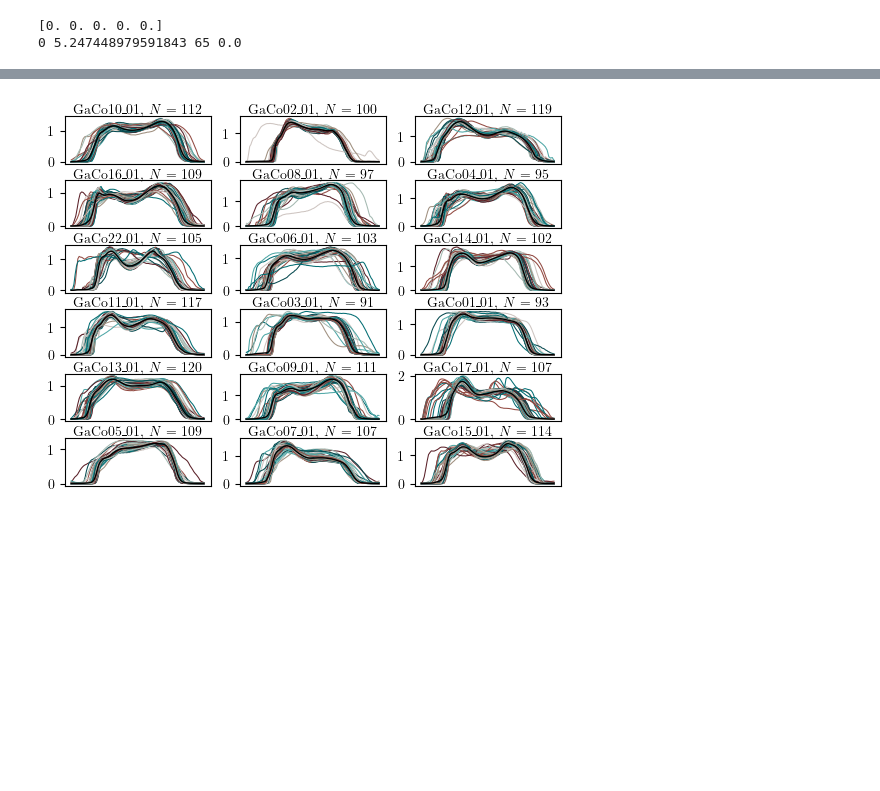
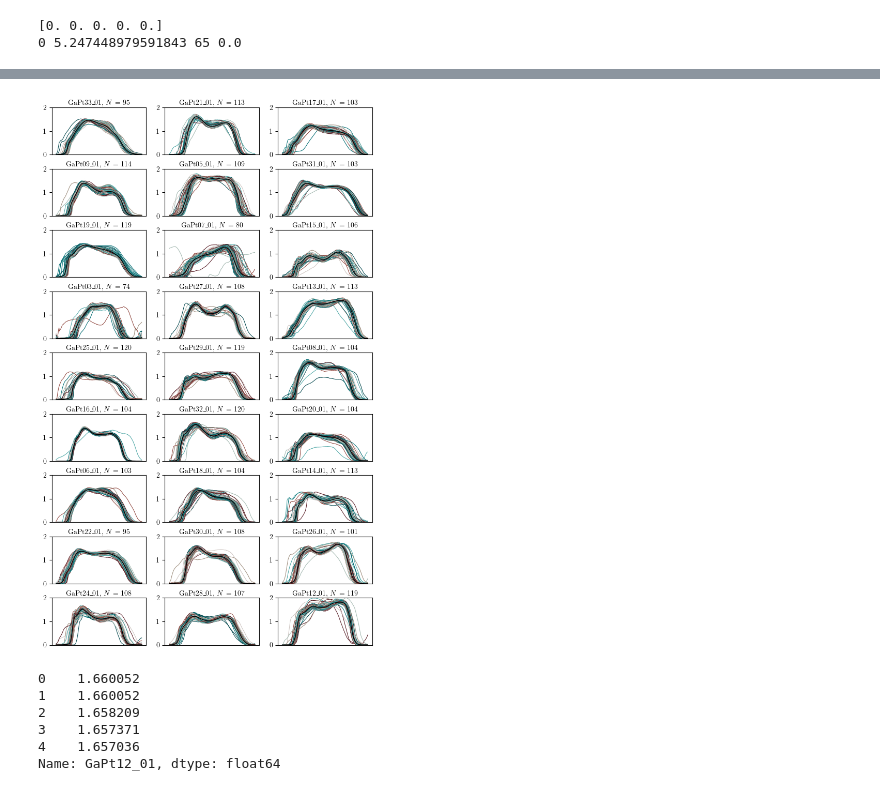
Before and after one commit to jpowell24/learningML, a Jupyter notebook: Python_exercises/PARK-GAIT1.ipynb, the cells around one changed output, grey strips where cells are left out. Cells and saved outputs as stored; diff of their text form; code cells hidden in the pictures; blank space fills up the shorter version.

```diff
--- a/Python_exercises/PARK-GAIT1.ipynb
+++ b/Python_exercises/PARK-GAIT1.ipynb
@@ -144,0 +104,17 @@ print(df_PD.shape)
+# %%
+folder_path = '/Users/jacksonpowell/Documents/GitHub/learningML/data_files/PD-gait_2/';
+
+all_files = glob.glob(os.path.join(folder_path, "GaCo**_01.txt"))
+
+df = pd.DataFrame({1});
+
+df = df_process(df, all_files);
+
+print(df.shape)
+
+df_short = df.iloc[4000:5000]
+df_short.columns = df.keys()
+
+print(df_short.shape)
+
+# df_short.plot(subplots=True)
@@ -311,6 +290,9 @@ def plot_average_step(data, patient, sampling_rate):
 # %%
 rows = int(len(df.columns) / 3);
 fig, axs = plt.subplots(rows, 3);
+
+fig.set_figheight(1.5 * rows);
+fig.set_figwidth(9);
 
 sampling_rate = 1;
 patient_counter = 0;
@@ -335,13 +317,15 @@ for patient in df:
 
     axs[patient_counter].set_title(f"{patient}, $N$ = {len(steps)}", fontsize = 10, y = 1.05, pad = 0);
     axs[patient_counter].set_xticks([]);
+    axs[patient_counter].set_yticks([0, 1, 2]);
+    axs[patient_counter].set_ylim(0, 2);
 
     # axs[patient_counter].set_xlabel("Time (s)")
     # axs[patient_counter].set_ylabel("Force (Body Weights)")
     patient_counter += 1;
 
 # plt.tight_layout()
-plt.subplots_adjust(left = None, bottom = None, right = None, top = None, wspace = None, hspace = 0.35);
+plt.subplots_adjust(left = None, bottom = None, right = None, top = None, wspace = None, hspace = 0.3);
 plt.savefig('../images/array.png');
 plt.show();
 # %% [output]
@@ -350,0 +333,8 @@ plt.show();
+# %%
+folder_path_PD = '/Users/jacksonpowell/Documents/GitHub/learningML/data_files/PD-gait_2/';
+
+all_files = glob.glob(os.path.join(folder_path_PD, "GaPt**_01.txt"))
+
+df_PD = pd.DataFrame({1});
+
+df_PD = df_process(df_PD, all_files);
@@ -352,37 +350,61 @@ plt.show();
 rows = int(len(df_PD.columns) / 3);
 fig, axs = plt.subplots(rows, 3);
 
+fig.set_figheight(1.5 * rows);
+fig.set_figwidth(8);
+
 sampling_rate = 1;
 patient_counter = 0;
+
 for patient in df_PD:
 
-    step_indexes, num_steps = get_step_indexes(df[patient], sampling_rate);
+    step_indexes, num_steps = get_step_indexes(df_PD[patient], sampling_rate);
 
-    steps, average_step, std_dev_step = extract_steps(df[patient], step_indexes, sampling_rate);
+    steps, average_step, std_dev_step = extract_steps(df_PD[patient], step_indexes, sampling_rate);
 
     x = np.linspace(0, len(steps[0]), len(steps[0])) * 0.01;
 
     axs = axs.flatten()
 
     counter = 0;
     for step in steps:
         axs[patient_counter].plot(x, step, linewidth = 0.75, color = colors[counter % len(colors)]);
         counter += 1;
 
     axs[patient_counter].plot(x, average_step, linewidth = 1, color = 'black', label = "Average Step")
     # axs[patient_counter].plot(x, average_step + std_dev_step, linewidth = 1, color = 'black', linestyle = 'dashed', label = 'Std Dev')
     # axs[patient_counter].plot(x, average_step - std_dev_step, linewidth = 1, color = 'black', linestyle = 'dashed')
 
     axs[patient_counter].set_title(f"{patient}, $N$ = {len(steps)}", fontsize = 10, y = 1.05, pad = 0);
     axs[patient_counter].set_xticks([]);
+    axs[patient_counter].set_yticks([0, 1, 2]);
+    axs[patient_counter].set_ylim(0, 2);
 
     # axs[patient_counter].set_xlabel("Time (s)")
     # axs[patient_counter].set_ylabel("Force (Body Weights)")
     patient_counter += 1;
 
 # plt.tight_layout()
-plt.subplots_adjust(left = None, bottom = None, right = None, top = None, wspace = None, hspace = 0.35);
+plt.subplots_adjust(left = None, bottom = None, right = None, top = None, wspace = None, hspace = 0.3);
 plt.savefig('../images/array.png');
 plt.show();
 # %% [output]
-[figure, old version]
+[figure, new version]
+# %%
+# for patient in df:
+#     plot_average_step(df[patient], patient, 1);
+
+df_PD.head()
+
+# patient = "GaPt23_01"
+df_PD[patient].head()
+
+
+# plot_average_step(df_PD[patient][0:1000], patient, 1);
+# %% [output]
+0    1.660052
+1    1.660052
+2    1.658209
+3    1.657371
+4    1.657036
+Name: GaPt12_01, dtype: float64
```
Also changed, not shown: parts of 7 cells of this notebook, 2 other files.
